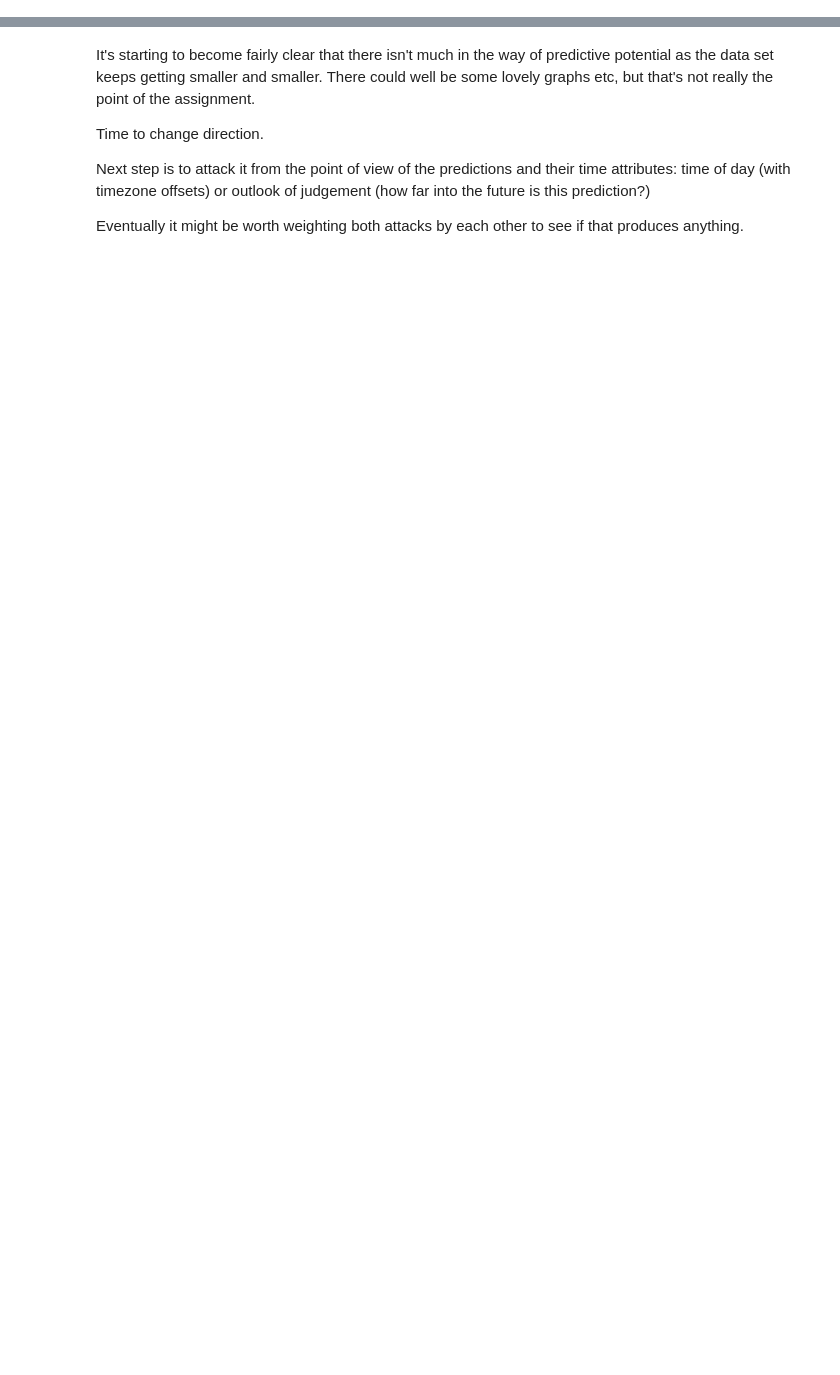
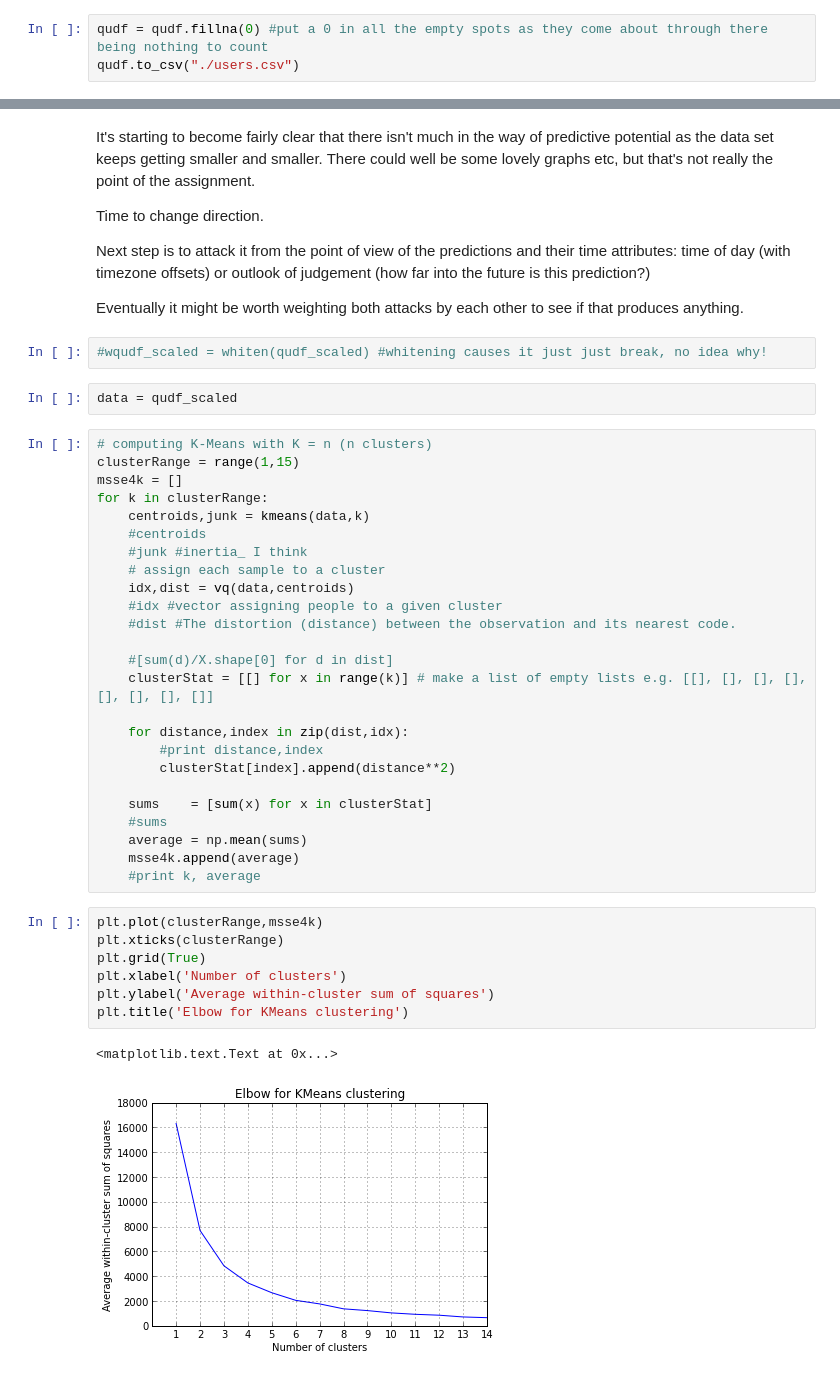
Before and after one commit to notionparallax/GA-DataScience, a Jupyter notebook: Prediction book analysis/PB analysis of users.ipynb, the cells around one changed output, grey strips where cells are left out. Saved outputs shown, nothing was run; the diff lists cells and outputs as text; blank space fills up the shorter version.

```diff
--- a/Prediction book analysis/PB analysis of users.ipynb
+++ b/Prediction book analysis/PB analysis of users.ipynb
@@ -301,0 +367,3 @@ plot(qudf[ 'summedSquaredError'])
+# %%
+qudf = qudf.fillna(0) #put a 0 in all the empty spots as they come about through there being nothing to count
+qudf.to_csv("./users.csv")
@@ -307,3 +389,42 @@ Time to change direction.
 Next step is to attack it from the point of view of the predictions and their time attributes: time of day (with timezone offsets) or outlook of judgement (how far into the future is this prediction?)
 
 Eventually it might be worth weighting both attacks by each other to see if that produces anything.
+# %%
+#wqudf_scaled = whiten(qudf_scaled) #whitening causes it just just break, no idea why!
+# %%
+data = qudf_scaled
+# %%
+# computing K-Means with K = n (n clusters)
+clusterRange = range(1,15)
+msse4k = []
+for k in clusterRange:
+    centroids,junk = kmeans(data,k)
+    #centroids
+    #junk #inertia_ I think
+    # assign each sample to a cluster
+    idx,dist = vq(data,centroids)
+    #idx #vector assigning people to a given cluster
+    #dist #The distortion (distance) between the observation and its nearest code.
+
+    #[sum(d)/X.shape[0] for d in dist]
+    clusterStat = [[] for x in range(k)] # make a list of empty lists e.g. [[], [], [], [], [], [], [], []]
+
+    for distance,index in zip(dist,idx):
+        #print distance,index
+        clusterStat[index].append(distance**2)
+
+    sums    = [sum(x) for x in clusterStat]
+    #sums
+    average = np.mean(sums)
+    msse4k.append(average)
+    #print k, average
+# %%
+plt.plot(clusterRange,msse4k)
+plt.xticks(clusterRange)
+plt.grid(True)
+plt.xlabel('Number of clusters')
+plt.ylabel('Average within-cluster sum of squares')
+plt.title('Elbow for KMeans clustering')
+# %% [output]
+<matplotlib.text.Text at 0x...>
+[figure, added]
```
Also changed, not shown: parts of 42 cells of this notebook.
